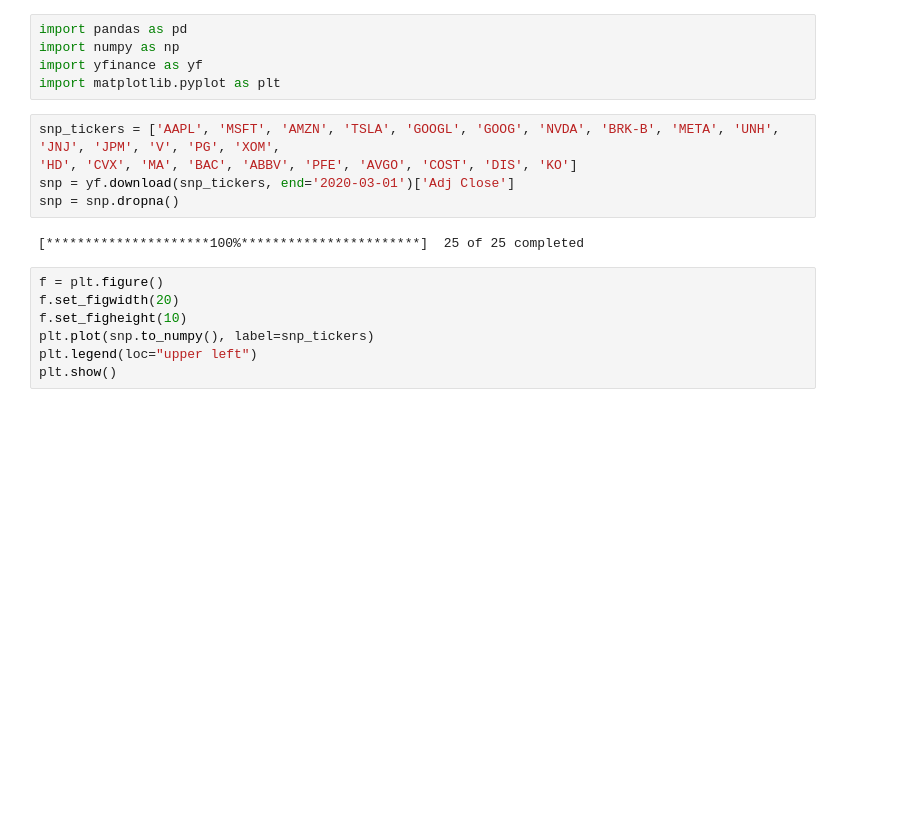
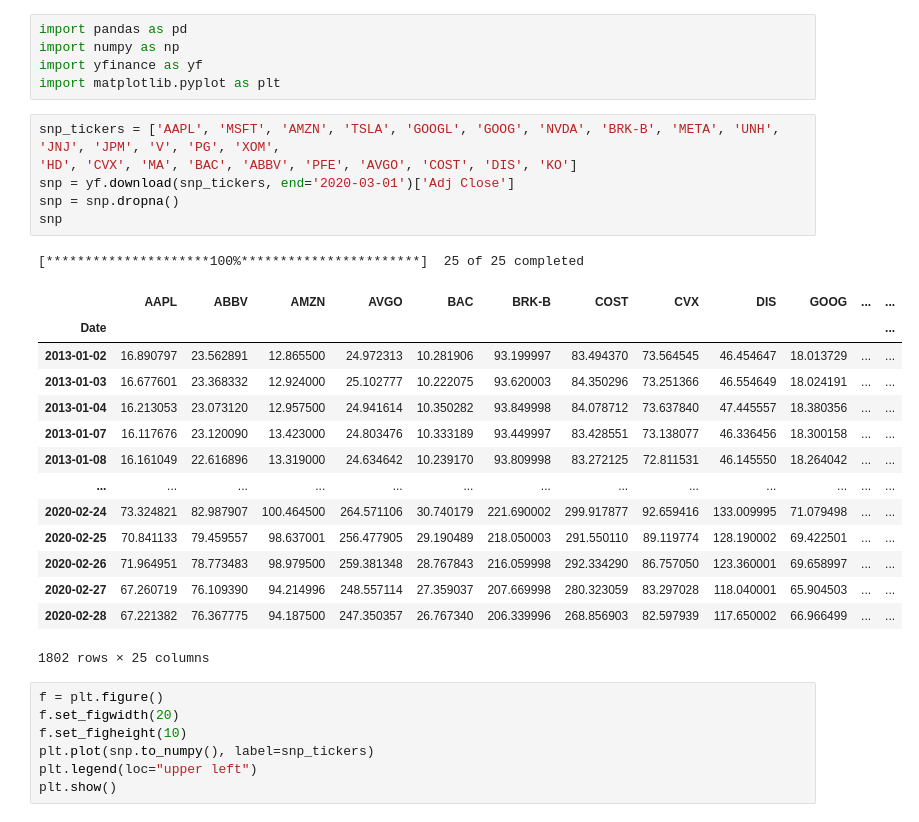
Before and after one commit to abhatia1205/GrangerCausality, a Jupyter notebook: will_data/SNP25.ipynb, the cells around one changed output. Saved outputs shown, nothing was run; the diff lists cells and outputs as text; blank space fills up the shorter version.

```diff
--- a/will_data/SNP25.ipynb
+++ b/will_data/SNP25.ipynb
@@ -6,10 +6,25 @@ import matplotlib.pyplot as plt
 # %%
 snp_tickers = ['AAPL', 'MSFT', 'AMZN', 'TSLA', 'GOOGL', 'GOOG', 'NVDA', 'BRK-B', 'META', 'UNH', 'JNJ', 'JPM', 'V', 'PG', 'XOM',
 'HD', 'CVX', 'MA', 'BAC', 'ABBV', 'PFE', 'AVGO', 'COST', 'DIS', 'KO']
 snp = yf.download(snp_tickers, end='2020-03-01')['Adj Close']
 snp = snp.dropna()
+snp
 # %% [output]
 [*********************100%***********************]  25 of 25 completed
+|  | AAPL | ABBV | AMZN | AVGO | BAC | BRK-B | COST | CVX | DIS | GOOG | ... | ... |
+| Date |  |  |  |  |  |  |  |  |  |  |  | ... |
+| 2013-01-02 | 16.890797 | 23.562891 | 12.865500 | 24.972313 | 10.281906 | 93.199997 | 83.494370 | 73.564545 | 46.454647 | 18.013729 | ... | ... |
+| 2013-01-03 | 16.677601 | 23.368332 | 12.924000 | 25.102777 | 10.222075 | 93.620003 | 84.350296 | 73.251366 | 46.554649 | 18.024191 | ... | ... |
+| 2013-01-04 | 16.213053 | 23.073120 | 12.957500 | 24.941614 | 10.350282 | 93.849998 | 84.078712 | 73.637840 | 47.445557 | 18.380356 | ... | ... |
+| 2013-01-07 | 16.117676 | 23.120090 | 13.423000 | 24.803476 | 10.333189 | 93.449997 | 83.428551 | 73.138077 | 46.336456 | 18.300158 | ... | ... |
+| 2013-01-08 | 16.161049 | 22.616896 | 13.319000 | 24.634642 | 10.239170 | 93.809998 | 83.272125 | 72.811531 | 46.145550 | 18.264042 | ... | ... |
+| ... | ... | ... | ... | ... | ... | ... | ... | ... | ... | ... | ... | ... |
+| 2020-02-24 | 73.324821 | 82.987907 | 100.464500 | 264.571106 | 30.740179 | 221.690002 | 299.917877 | 92.659416 | 133.009995 | 71.079498 | ... | ... |
+| 2020-02-25 | 70.841133 | 79.459557 | 98.637001 | 256.477905 | 29.190489 | 218.050003 | 291.550110 | 89.119774 | 128.190002 | 69.422501 | ... | ... |
+| 2020-02-26 | 71.964951 | 78.773483 | 98.979500 | 259.381348 | 28.767843 | 216.059998 | 292.334290 | 86.757050 | 123.360001 | 69.658997 | ... | ... |
+| 2020-02-27 | 67.260719 | 76.109390 | 94.214996 | 248.557114 | 27.359037 | 207.669998 | 280.323059 | 83.297028 | 118.040001 | 65.904503 | ... | ... |
+| 2020-02-28 | 67.221382 | 76.367775 | 94.187500 | 247.350357 | 26.767340 | 206.339996 | 268.856903 | 82.597939 | 117.650002 | 66.966499 | ... | ... |
+1802 rows × 25 columns
 # %%
 f = plt.figure()
 f.set_figwidth(20)
```
Also changed, not shown: parts of 5 cells of this notebook, 28 other files.
